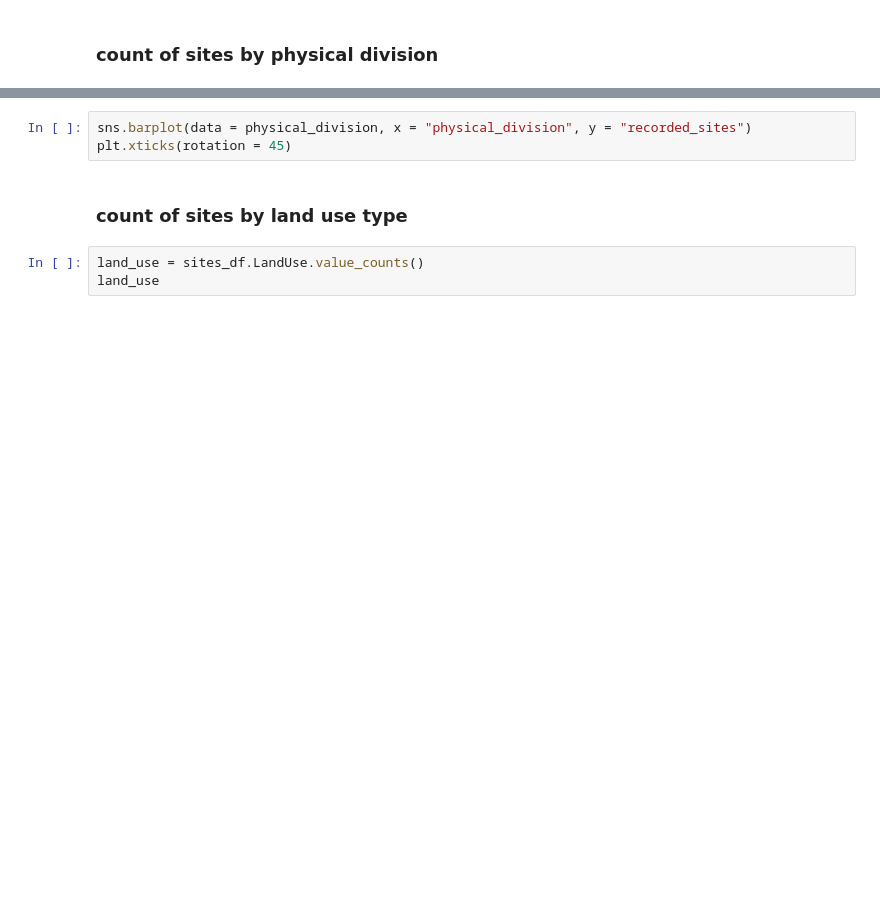
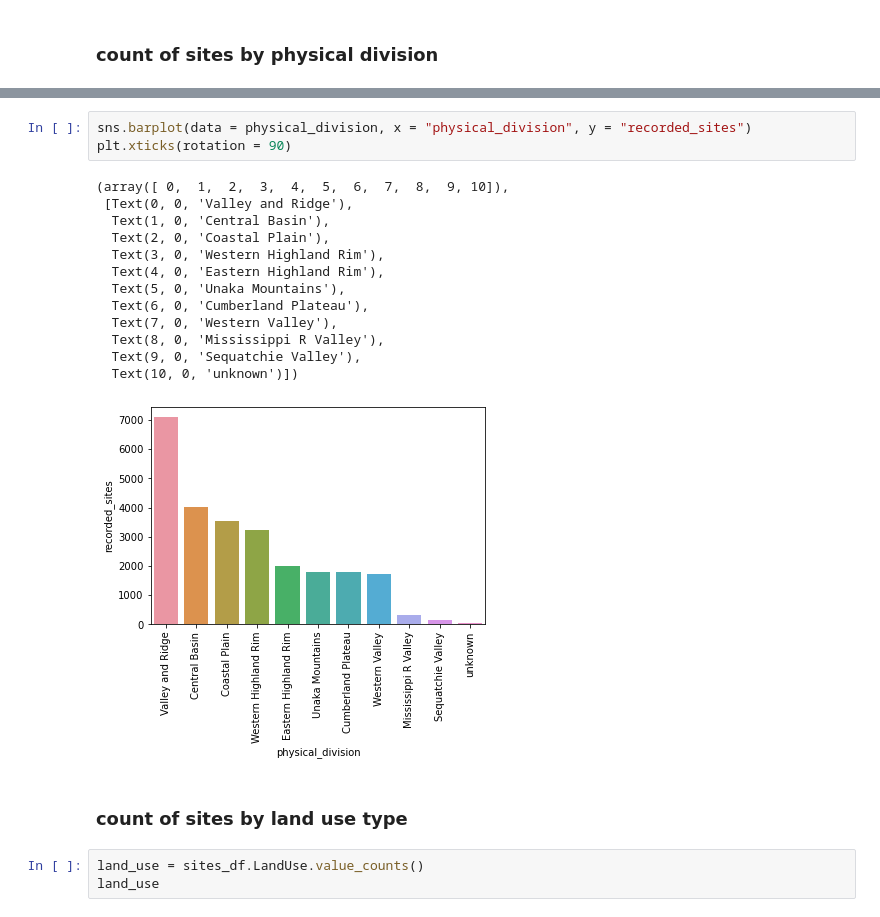
Before and after one commit to Tara-Nicole-Data/archaeological-sites-and-tourism-economic-impact, a Jupyter notebook: notebooks/Sites-Analysis.ipynb, the cells around one changed output, grey strips where cells are left out. Drawn from its saved outputs; the diff is of its cells as text; blank space fills up the shorter version.

```diff
--- a/notebooks/Sites-Analysis.ipynb
+++ b/notebooks/Sites-Analysis.ipynb
@@ -84,6 +343,20 @@ physical_division
 # %%
 sns.barplot(data = physical_division, x = "physical_division", y = "recorded_sites")
-plt.xticks(rotation = 45)
+plt.xticks(rotation = 90)
+# %% [output]
+(array([ 0,  1,  2,  3,  4,  5,  6,  7,  8,  9, 10]),
+ [Text(0, 0, 'Valley and Ridge'),
+  Text(1, 0, 'Central Basin'),
+  Text(2, 0, 'Coastal Plain'),
+  Text(3, 0, 'Western Highland Rim'),
+  Text(4, 0, 'Eastern Highland Rim'),
+  Text(5, 0, 'Unaka Mountains'),
+  Text(6, 0, 'Cumberland Plateau'),
+  Text(7, 0, 'Western Valley'),
+  Text(8, 0, 'Mississippi R Valley'),
+  Text(9, 0, 'Sequatchie Valley'),
+  Text(10, 0, 'unknown')])
+[figure, added]
 # %% [markdown]
 ### count of sites by land use type
 # %%
```
Also changed, not shown: parts of 47 cells of this notebook.
